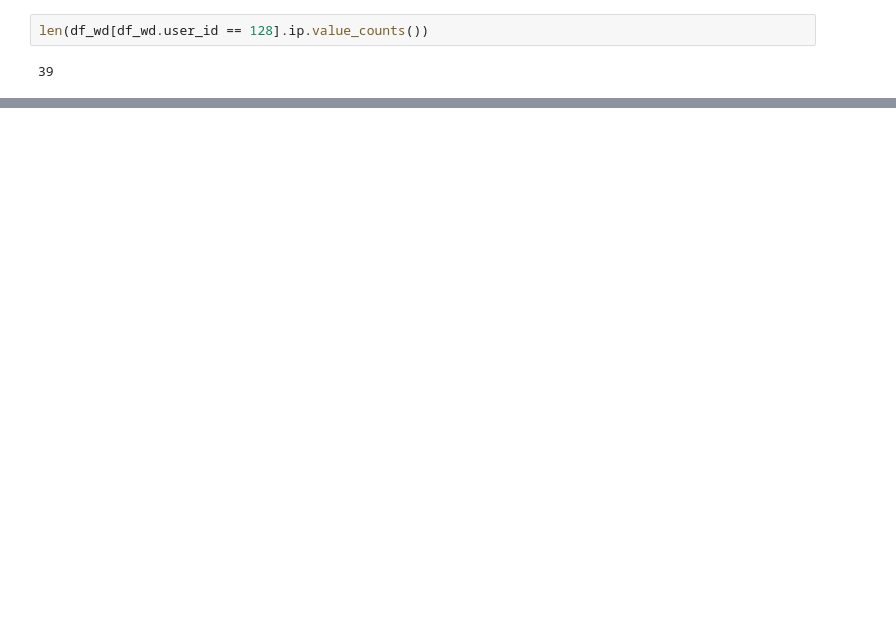
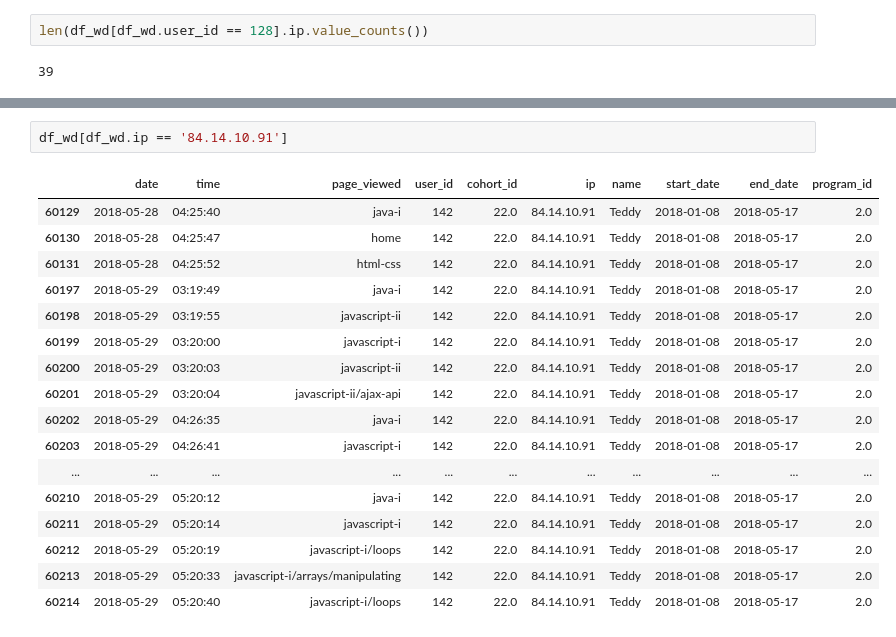
Before and after one commit to AI-Gomez/anomaly-detection-project, a Jupyter notebook: notebook.ipynb, the cells around one changed output, grey strips where cells are left out. Saved outputs shown, nothing was run; the diff lists cells and outputs as text; blank space fills up the shorter version.

```diff
--- a/notebook.ipynb
+++ b/notebook.ipynb
@@ -2182,0 +2351,20 @@ df_wd[df_wd.user_id == 325].ip.value_counts()
+# %%
+df_wd[df_wd.ip == '84.14.10.91']
+# %% [output]
+|  | date | time | page_viewed | user_id | cohort_id | ip | name | start_date | end_date | program_id |
+| 60129 | 2018-05-28 | 04:25:40 | java-i | 142 | 22.0 | 84.14.10.91 | Teddy | 2018-01-08 | 2018-05-17 | 2.0 |
+| 60130 | 2018-05-28 | 04:25:47 | home | 142 | 22.0 | 84.14.10.91 | Teddy | 2018-01-08 | 2018-05-17 | 2.0 |
+| 60131 | 2018-05-28 | 04:25:52 | html-css | 142 | 22.0 | 84.14.10.91 | Teddy | 2018-01-08 | 2018-05-17 | 2.0 |
+| 60197 | 2018-05-29 | 03:19:49 | java-i | 142 | 22.0 | 84.14.10.91 | Teddy | 2018-01-08 | 2018-05-17 | 2.0 |
+| 60198 | 2018-05-29 | 03:19:55 | javascript-ii | 142 | 22.0 | 84.14.10.91 | Teddy | 2018-01-08 | 2018-05-17 | 2.0 |
+| 60199 | 2018-05-29 | 03:20:00 | javascript-i | 142 | 22.0 | 84.14.10.91 | Teddy | 2018-01-08 | 2018-05-17 | 2.0 |
+| 60200 | 2018-05-29 | 03:20:03 | javascript-ii | 142 | 22.0 | 84.14.10.91 | Teddy | 2018-01-08 | 2018-05-17 | 2.0 |
+| 60201 | 2018-05-29 | 03:20:04 | javascript-ii/ajax-api | 142 | 22.0 | 84.14.10.91 | Teddy | 2018-01-08 | 2018-05-17 | 2.0 |
+| 60202 | 2018-05-29 | 04:26:35 | java-i | 142 | 22.0 | 84.14.10.91 | Teddy | 2018-01-08 | 2018-05-17 | 2.0 |
+| 60203 | 2018-05-29 | 04:26:41 | javascript-i | 142 | 22.0 | 84.14.10.91 | Teddy | 2018-01-08 | 2018-05-17 | 2.0 |
+| ... | ... | ... | ... | ... | ... | ... | ... | ... | ... | ... |
+| 60210 | 2018-05-29 | 05:20:12 | java-i | 142 | 22.0 | 84.14.10.91 | Teddy | 2018-01-08 | 2018-05-17 | 2.0 |
+| 60211 | 2018-05-29 | 05:20:14 | javascript-i | 142 | 22.0 | 84.14.10.91 | Teddy | 2018-01-08 | 2018-05-17 | 2.0 |
+| 60212 | 2018-05-29 | 05:20:19 | javascript-i/loops | 142 | 22.0 | 84.14.10.91 | Teddy | 2018-01-08 | 2018-05-17 | 2.0 |
+| 60213 | 2018-05-29 | 05:20:33 | javascript-i/arrays/manipulating | 142 | 22.0 | 84.14.10.91 | Teddy | 2018-01-08 | 2018-05-17 | 2.0 |
+| 60214 | 2018-05-29 | 05:20:40 | javascript-i/loops | 142 | 22.0 | 84.14.10.91 | Teddy | 2018-01-08 | 2018-05-17 | 2.0 |
```
Also changed, not shown: parts of 32 cells of this notebook.
